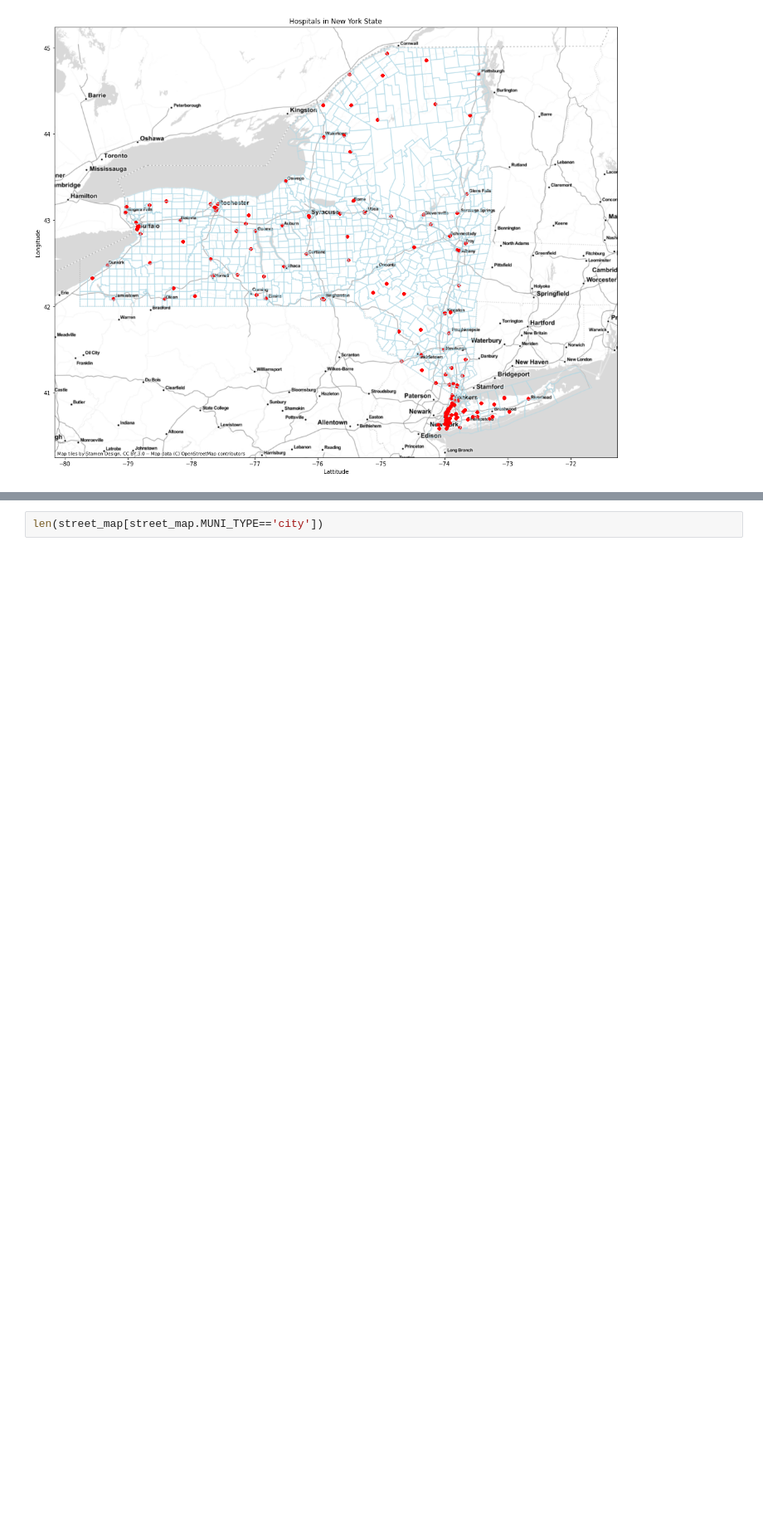
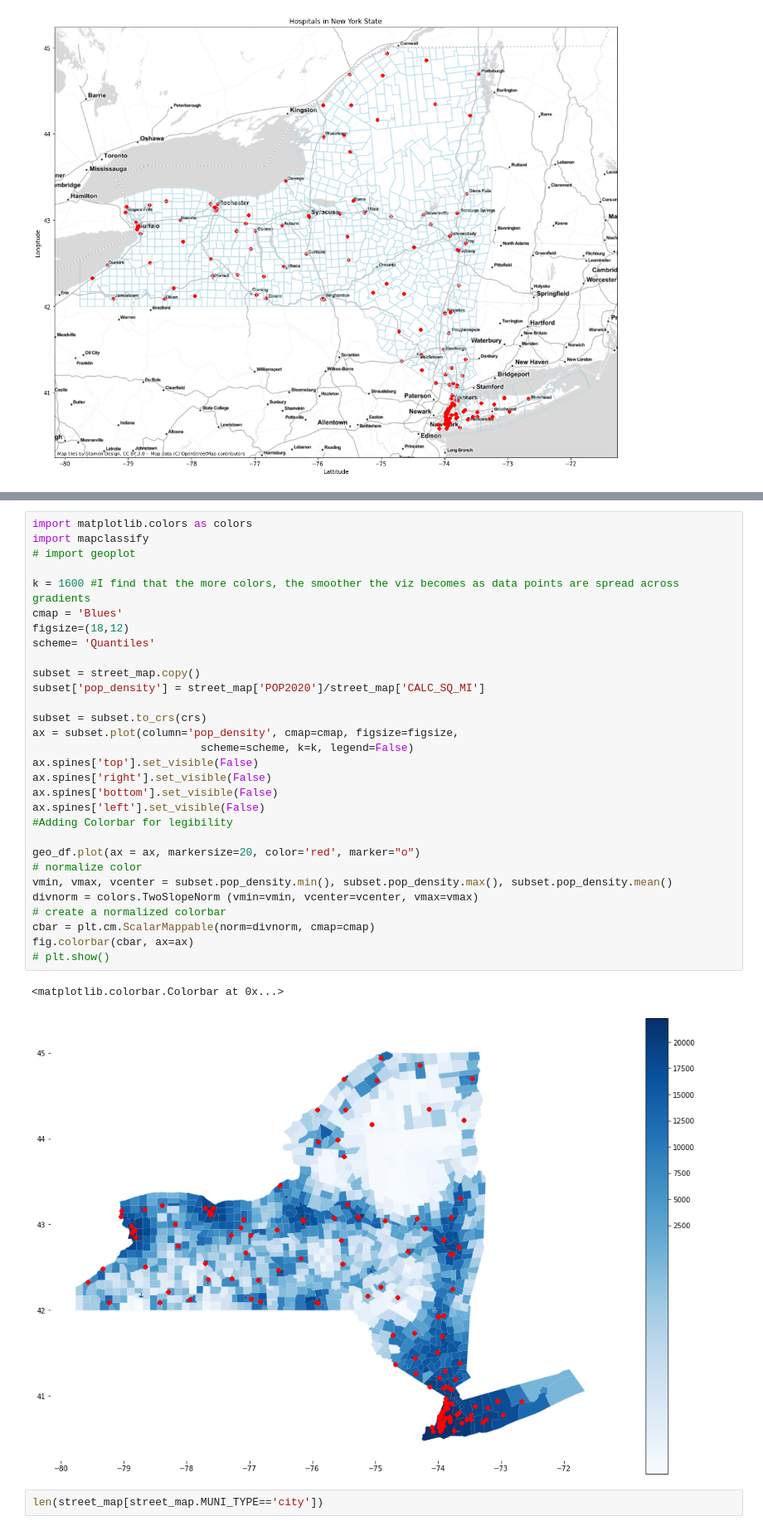
Before and after one commit to AnishaMathur/NY-State-Covid-Analysis, a Jupyter notebook: notebooks/Hospitals.ipynb, the cells around one changed output, grey strips where cells are left out. Shown at 83% size. Drawn from its saved outputs; the diff is of its cells as text; blank space fills up the shorter version.

Commit message:
hosp with pop density plot

```diff
--- a/notebooks/Hospitals.ipynb
+++ b/notebooks/Hospitals.ipynb
@@ -75,3 +80,36 @@ ax.set(title="Hospitals in New York State", xlabel="Lattitude", ylabel="Longitud
+# %%
+import matplotlib.colors as colors
+import mapclassify
+# import geoplot
+
+k = 1600 #I find that the more colors, the smoother the viz becomes as data points are spread across gradients
+cmap = 'Blues'
+figsize=(18,12)
+scheme= 'Quantiles'
+
+subset = street_map.copy()
+subset['pop_density'] = street_map['POP2020']/street_map['CALC_SQ_MI']
+
+subset = subset.to_crs(crs)
+ax = subset.plot(column='pop_density', cmap=cmap, figsize=figsize,
+                          scheme=scheme, k=k, legend=False)
+ax.spines['top'].set_visible(False)
+ax.spines['right'].set_visible(False)
+ax.spines['bottom'].set_visible(False)
+ax.spines['left'].set_visible(False)
+#Adding Colorbar for legibility
+
+geo_df.plot(ax = ax, markersize=20, color='red', marker="o")
+# normalize color
+vmin, vmax, vcenter = subset.pop_density.min(), subset.pop_density.max(), subset.pop_density.mean()
+divnorm = colors.TwoSlopeNorm (vmin=vmin, vcenter=vcenter, vmax=vmax)
+# create a normalized colorbar
+cbar = plt.cm.ScalarMappable(norm=divnorm, cmap=cmap)
+fig.colorbar(cbar, ax=ax)
+# plt.show()
+# %% [output]
+<matplotlib.colorbar.Colorbar at 0x...>
+[figure, added]
 # %%
 len(street_map[street_map.MUNI_TYPE=='city'])
 # %% [output]
```
Also changed, not shown: parts of 1 cell of this notebook.
